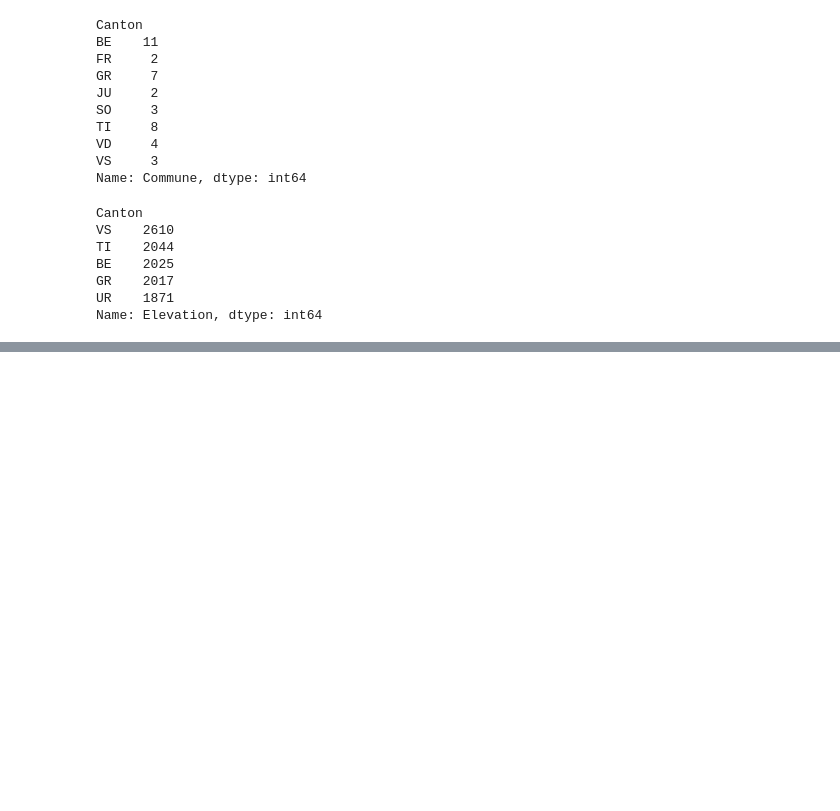
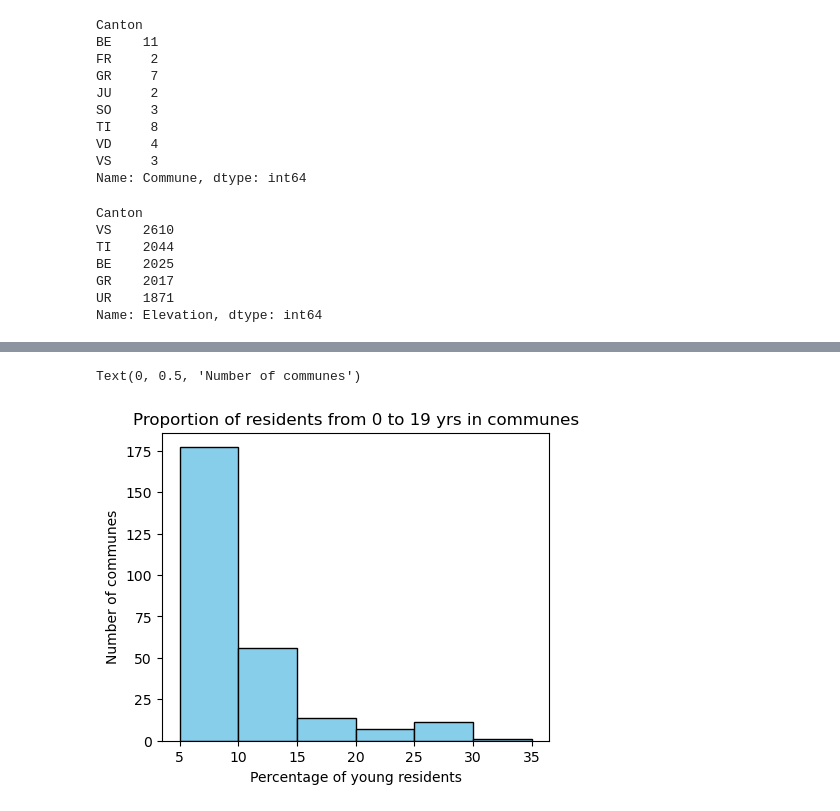
Before and after one commit to CarlosP333/Project-1, a Jupyter notebook: communes_solution.ipynb, the cells around one changed output, grey strips where cells are left out. Drawn from its saved outputs; the diff is of its cells as text; code cells hidden in the pictures; blank space fills up the shorter version.

```diff
--- a/communes_solution.ipynb
+++ b/communes_solution.ipynb
@@ -209,0 +250,11 @@ Name: Elevation, dtype: int64
+# %%
+# 3 Histogram for proportions of young residents
+
+plt.figure(figsize=(5, 4))
+plt.hist(df["0-19 years"] / df["Residents"] * 100, bins=[5, 10, 15, 20, 25, 30, 35], edgecolor="black", color="skyblue")
+plt.title("Proportion of residents from 0 to 19 yrs in communes")
+plt.xlabel("Percentage of young residents")
+plt.ylabel("Number of communes")
+# %% [output]
+Text(0, 0.5, 'Number of communes')
+[figure, added]
```
Also changed, not shown: parts of 15 cells of this notebook.
